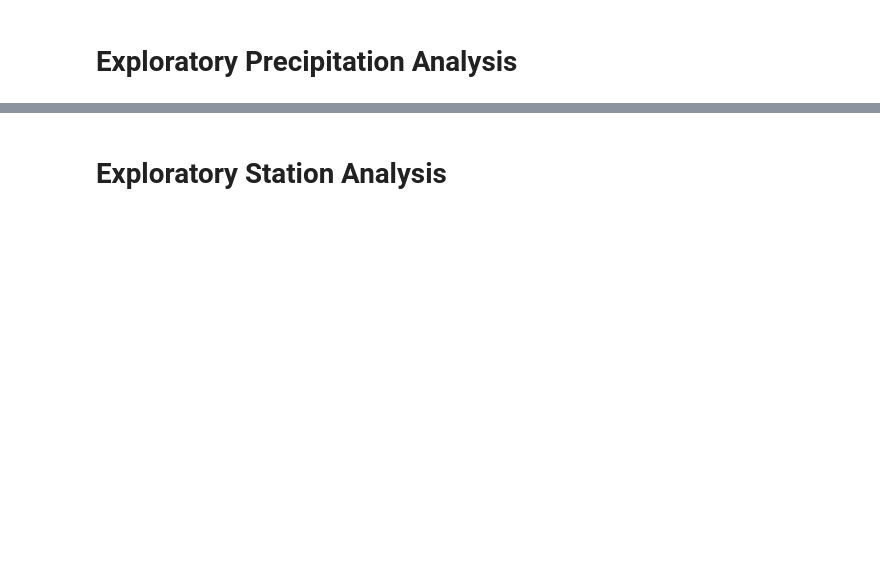
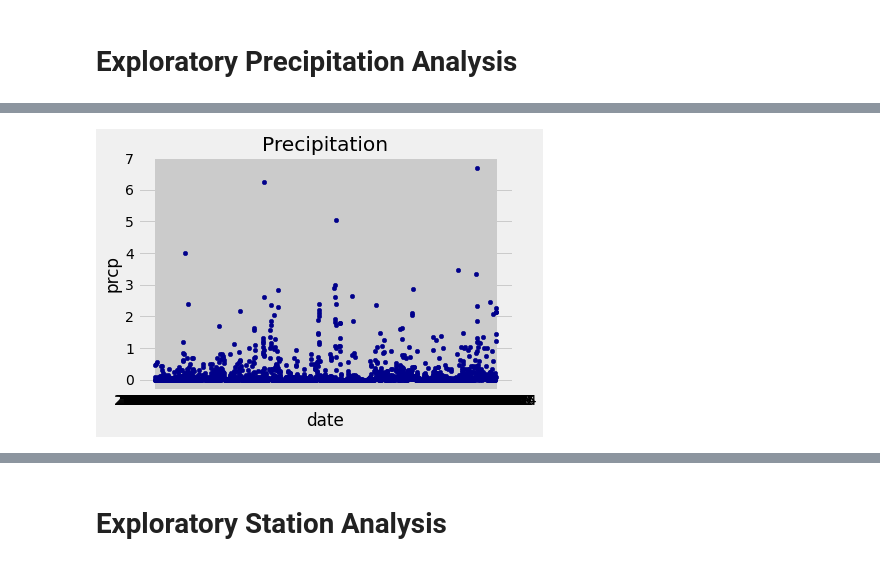
Before and after one commit to davew306/sqlalchemy--challenge, a Jupyter notebook: climate_starter.ipynb, the cells around one changed output, grey strips where cells are left out. Drawn from its saved outputs; the diff is of its cells as text; code cells hidden in the pictures; blank space fills up the shorter version.

```diff
--- a/climate_starter.ipynb
+++ b/climate_starter.ipynb
@@ -32,5 +32,7 @@ Base.classes.keys()
 # %%
 # Save references to each table
-Hawaii = Base.classes.
+Measurement = Base.classes.measurement
+Station= Base.classes.station
 # %%
 # Create our session (link) from Python to the DB
+session = Session(engine)
@@ -55,3 +87,9 @@ Hawaii = Base.classes.
 
 
 # Use Pandas Plotting with Matplotlib to plot the data
+# %%
+date_prcp = session.query(Measurement.date, Measurement.prcp).\
+    filter(Measurement.date > '2016-08-23').\
+    order_by(Measurement.date).all()
+# %%
+df = pd.DataFrame(date_prcp)
@@ -57,0 +114,7 @@ Hawaii = Base.classes.
+# %%
+df.iloc[::-1].plot.scatter(x='date',
+                      y='prcp',
+                      c='DarkBlue',title="Precipitation")
+plt.show()
+# %% [output]
+[figure, added]
```
Also changed, not shown: parts of 28 cells of this notebook, 3 other files.
